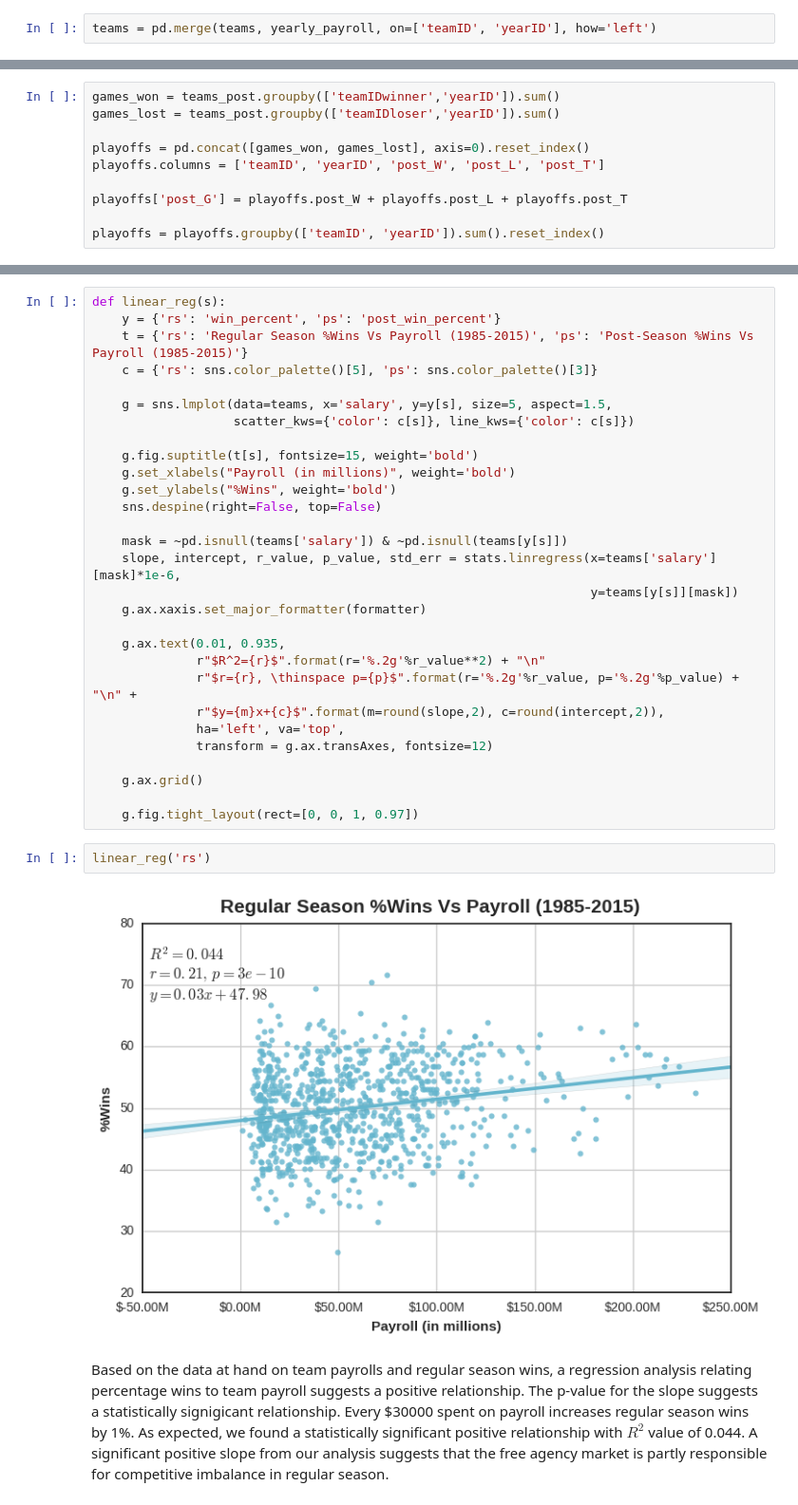
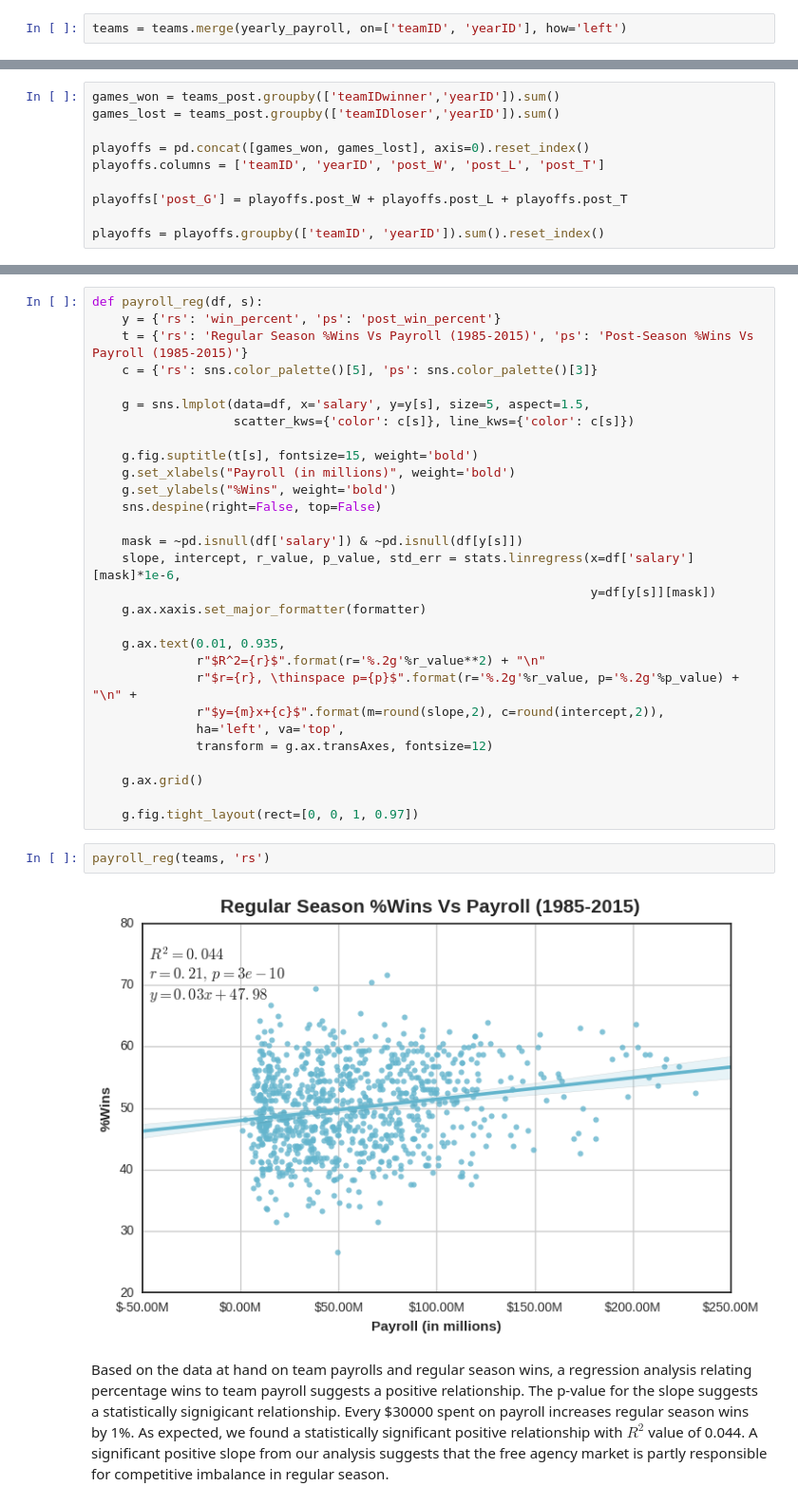
Before and after one commit to bonamprabhu/baseball-statistics, a Jupyter notebook: baseball-statistics.ipynb, the cells around one changed output, grey strips where cells are left out. Shown at 95% size. Cells and saved outputs as stored; diff of their text form.

```diff
--- a/baseball-statistics.ipynb
+++ b/baseball-statistics.ipynb
@@ -202,7 +203,7 @@ teams.head()
 | 4 | 1871 | NA | NY2 | NNA | NaN | 5 | 33 | ... | Union Grounds (Brooklyn) | NaN | 90 | ... |
 5 rows × 48 columns
 # %%
-teams = pd.merge(teams, yearly_payroll, on=['teamID', 'yearID'], how='left')
+teams = teams.merge(yearly_payroll, on=['teamID', 'yearID'], how='left')
 # %%
 teams['win_percent'] = (teams.W / teams.G) * 100
 # %%
@@ -267,10 +267,10 @@ teams.head()
 # %%
-def linear_reg(s):
+def payroll_reg(df, s):
     y = {'rs': 'win_percent', 'ps': 'post_win_percent'}
     t = {'rs': 'Regular Season %Wins Vs Payroll (1985-2015)', 'ps': 'Post-Season %Wins Vs Payroll (1985-2015)'}
     c = {'rs': sns.color_palette()[5], 'ps': sns.color_palette()[3]}
 
-    g = sns.lmplot(data=teams, x='salary', y=y[s], size=5, aspect=1.5,
+    g = sns.lmplot(data=df, x='salary', y=y[s], size=5, aspect=1.5,
                    scatter_kws={'color': c[s]}, line_kws={'color': c[s]})
 
     g.fig.suptitle(t[s], fontsize=15, weight='bold')
@@ -278,9 +278,9 @@ def linear_reg(s):
     g.set_ylabels("%Wins", weight='bold')
     sns.despine(right=False, top=False)
 
-    mask = ~pd.isnull(teams['salary']) & ~pd.isnull(teams[y[s]])
-    slope, intercept, r_value, p_value, std_err = stats.linregress(x=teams['salary'][mask]*1e-6,
-                                                                   y=teams[y[s]][mask])
+    mask = ~pd.isnull(df['salary']) & ~pd.isnull(df[y[s]])
+    slope, intercept, r_value, p_value, std_err = stats.linregress(x=df['salary'][mask]*1e-6,
+                                                                   y=df[y[s]][mask])
     g.ax.xaxis.set_major_formatter(formatter)
 
     g.ax.text(0.01, 0.935,
@@ -293,9 +293,9 @@ def linear_reg(s):
     g.ax.grid()
 
     g.fig.tight_layout(rect=[0, 0, 1, 0.97])
-# %%
-linear_reg('rs')
-# %% [output]
-[figure, removed]
+# %%
+payroll_reg(teams, 'rs')
+# %% [output]
+[figure, added]
 # %% [markdown]
 Based on the data at hand on team payrolls and regular season wins, a regression analysis relating percentage wins to team payroll suggests a positive relationship. The p-value for the slope suggests a statistically signigicant relationship. Every \$30000 spent on payroll increases regular season wins by 1%. As expected, we found a statistically significant positive relationship with $R^2$ value of 0.044. A significant positive slope from our analysis suggests that the free agency market is partly responsible for competitive imbalance in regular season.
```
Also changed, not shown: parts of 36 cells of this notebook, 1 other file.
